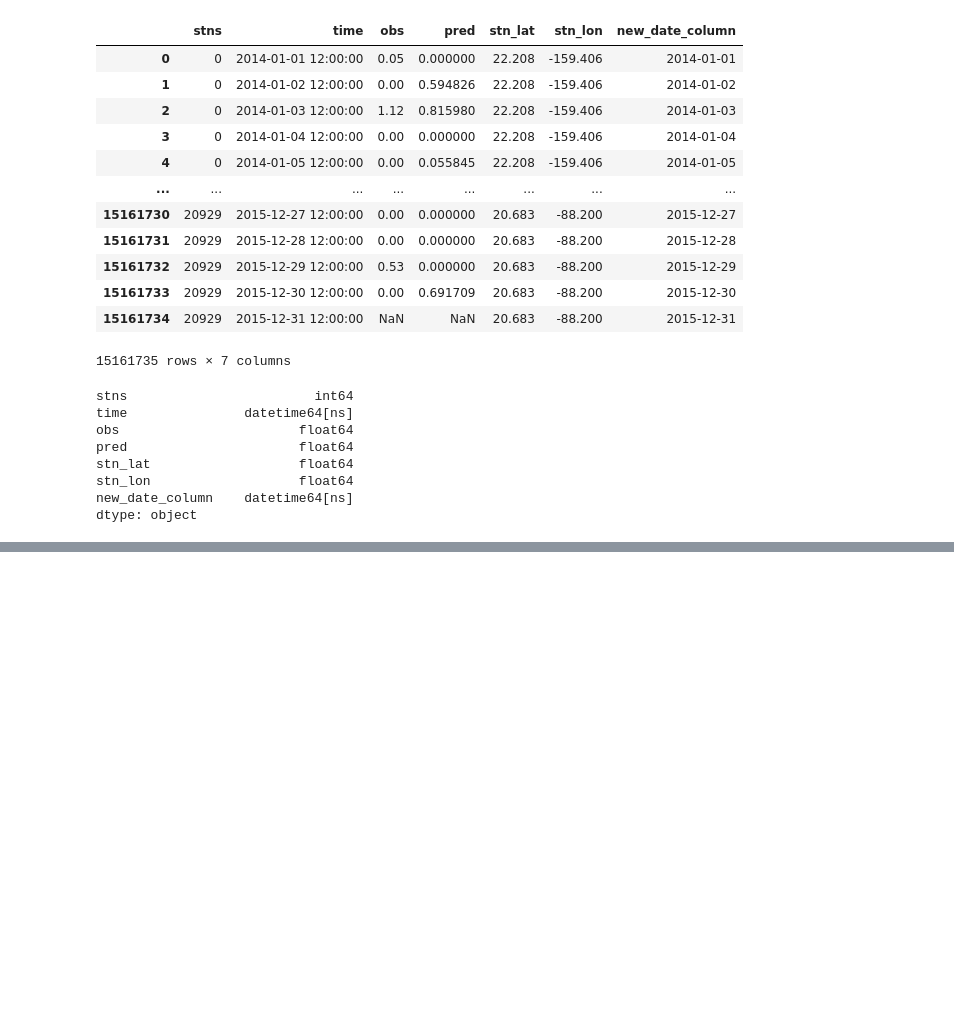
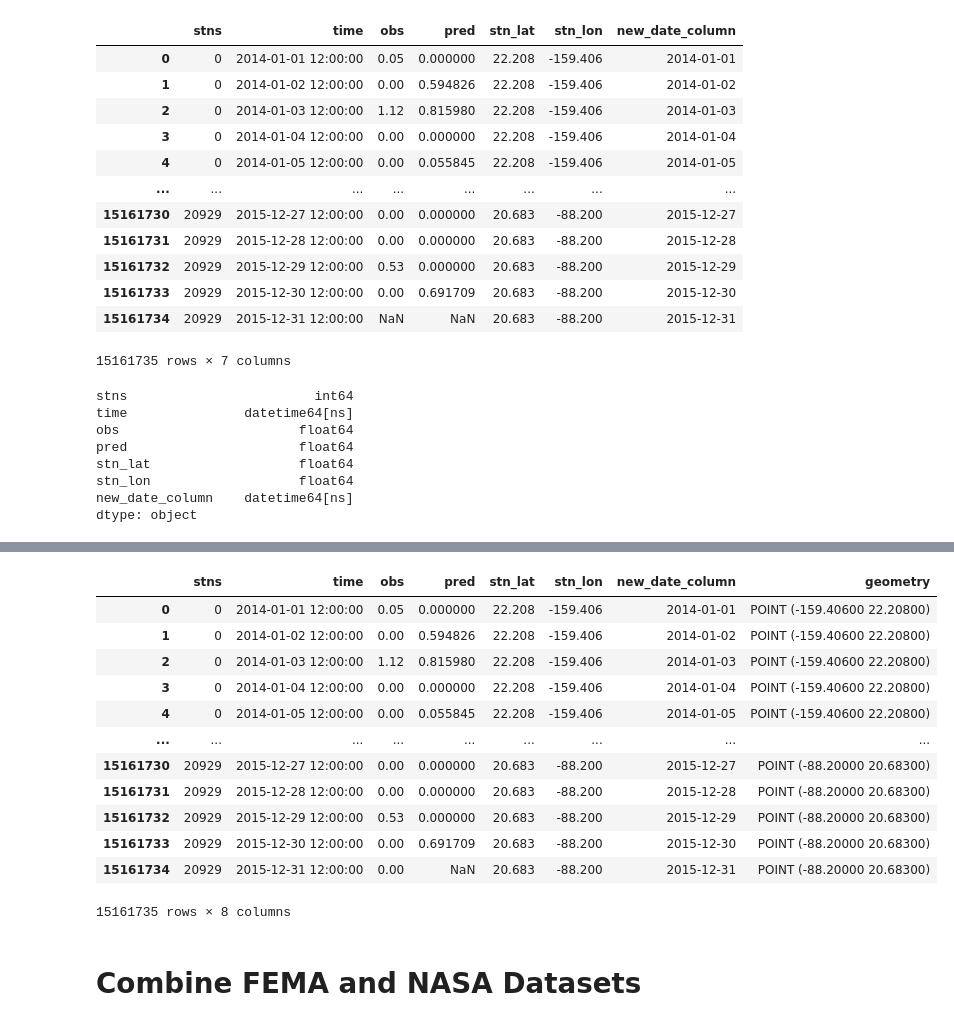
Before and after one commit to hbostanchi/Fema_Flood_Payout, a Jupyter notebook: Final_Project_HH2.ipynb, the cells around one changed output, grey strips where cells are left out. Saved outputs shown, nothing was run; the diff lists cells and outputs as text; code cells hidden in the pictures; blank space fills up the shorter version.

```diff
--- a/Final_Project_HH2.ipynb
+++ b/Final_Project_HH2.ipynb
@@ -609,0 +491,19 @@ gdf_NASA.to_csv('gdf_NASA.csv')
+# %%
+gdf_NASA['obs'] = gdf_NASA['obs'].fillna(0.0)
+gdf_NASA
+# %% [output]
+|  | stns | time | obs | pred | stn_lat | stn_lon | new_date_column | geometry |
+| 0 | 0 | 2014-01-01 12:00:00 | 0.05 | 0.000000 | 22.208 | -159.406 | 2014-01-01 | POINT (-159.40600 22.20800) |
+| 1 | 0 | 2014-01-02 12:00:00 | 0.00 | 0.594826 | 22.208 | -159.406 | 2014-01-02 | POINT (-159.40600 22.20800) |
+| 2 | 0 | 2014-01-03 12:00:00 | 1.12 | 0.815980 | 22.208 | -159.406 | 2014-01-03 | POINT (-159.40600 22.20800) |
+| 3 | 0 | 2014-01-04 12:00:00 | 0.00 | 0.000000 | 22.208 | -159.406 | 2014-01-04 | POINT (-159.40600 22.20800) |
+| 4 | 0 | 2014-01-05 12:00:00 | 0.00 | 0.055845 | 22.208 | -159.406 | 2014-01-05 | POINT (-159.40600 22.20800) |
+| ... | ... | ... | ... | ... | ... | ... | ... | ... |
+| 15161730 | 20929 | 2015-12-27 12:00:00 | 0.00 | 0.000000 | 20.683 | -88.200 | 2015-12-27 | POINT (-88.20000 20.68300) |
+| 15161731 | 20929 | 2015-12-28 12:00:00 | 0.00 | 0.000000 | 20.683 | -88.200 | 2015-12-28 | POINT (-88.20000 20.68300) |
+| 15161732 | 20929 | 2015-12-29 12:00:00 | 0.53 | 0.000000 | 20.683 | -88.200 | 2015-12-29 | POINT (-88.20000 20.68300) |
+| 15161733 | 20929 | 2015-12-30 12:00:00 | 0.00 | 0.691709 | 20.683 | -88.200 | 2015-12-30 | POINT (-88.20000 20.68300) |
+| 15161734 | 20929 | 2015-12-31 12:00:00 | 0.00 | NaN | 20.683 | -88.200 | 2015-12-31 | POINT (-88.20000 20.68300) |
+15161735 rows × 8 columns
+# %% [markdown]
+# Combine FEMA and NASA Datasets
```
Also changed, not shown: parts of 79 cells of this notebook.
